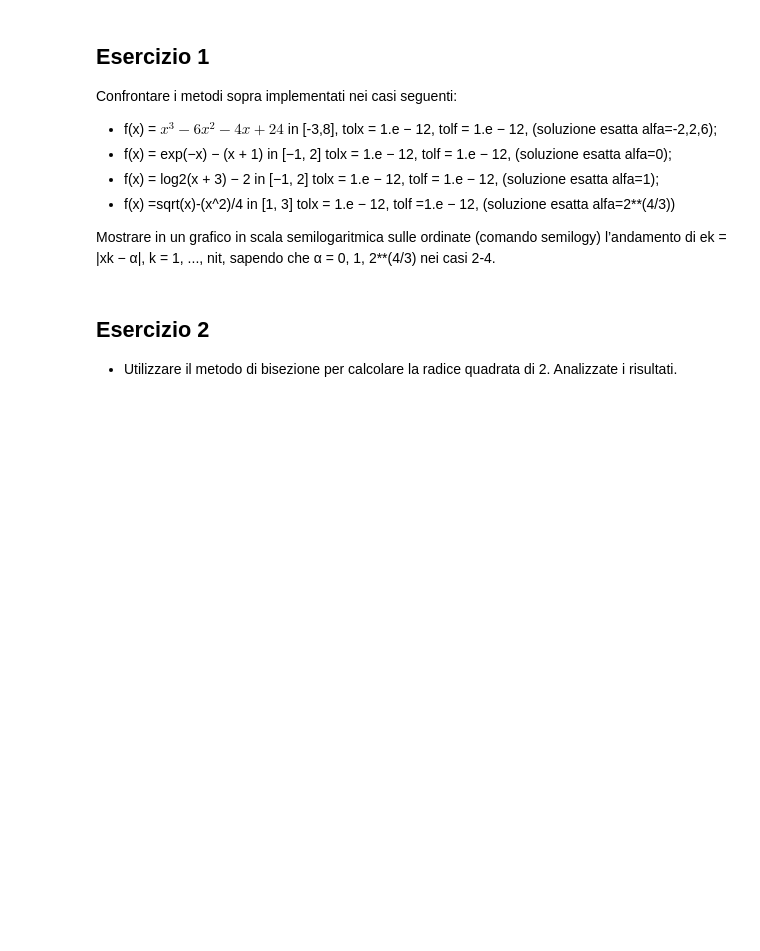
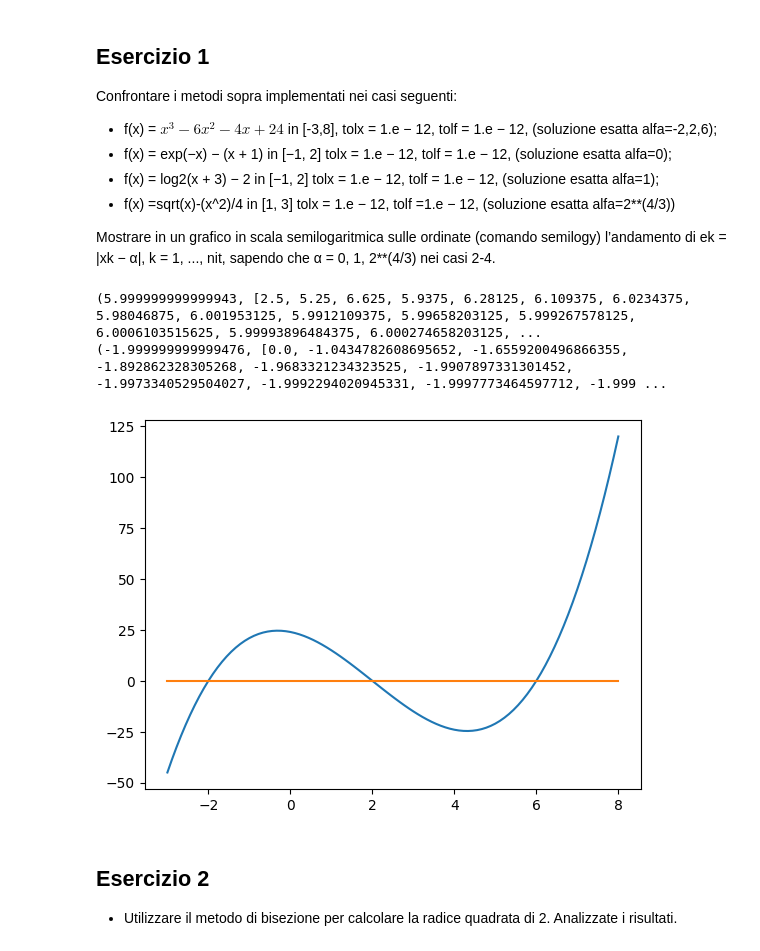
Before and after one commit to alessandrorebosio/Numerical-methods-for-AI, a Jupyter notebook: 05-zeros.ipynb, the cells around one changed output. Drawn from its saved outputs; the diff is of its cells as text; code cells hidden in the pictures; blank space fills up the shorter version.

Commit message:
completed 05-zeros

```diff
--- a/05-zeros.ipynb
+++ b/05-zeros.ipynb
@@ -25,6 +107,23 @@ In output:
 - f(x) =sqrt(x)-(x^2)/4 in [1, 3]  tolx = 1.e − 12, tolf =1.e − 12, (soluzione esatta alfa=2**(4/3))
 
 Mostrare in un grafico in scala semilogaritmica sulle ordinate (comando semilogy) l’andamento di ek = |xk − α|, k = 1, ..., nit, sapendo che α = 0, 1, 2**(4/3) nei casi 2-4.
+# %%
+import matplotlib.pyplot as plt
+import numpy as np
+
+a1, b1 = -3, 8
+xx = np.linspace(a1, b1,100)
+f1 = lambda x: x**3 - 6 * x**2 - 4 * x + 24
+
+print(bisection(f1, a1, b1, 1e-12))
+print(falsi(f1, a1, b1, 1e-12, 1e-12, 1000))
+
+plt.plot(xx, f1(xx), xx, np.zeros_like(xx))
+plt.show()
+# %% [output]
+(5.999999999999943, [2.5, 5.25, 6.625, 5.9375, 6.28125, 6.109375, 6.0234375, 5.98046875, 6.001953125, 5.9912109375, 5.99658203125, 5.999267578125, 6.0006103515625, 5.99993896484375, 6.000274658203125, ...
+(-1.999999999999476, [0.0, -1.0434782608695652, -1.6559200496866355, -1.892862328305268, -1.9683321234323525, -1.9907897331301452, -1.9973340529504027, -1.9992294020945331, -1.9997773464597712, -1.999 ...
+[figure, added]
 # %% [markdown]
 ## Esercizio 2
 
```
Also changed, not shown: parts of 4 cells of this notebook.
